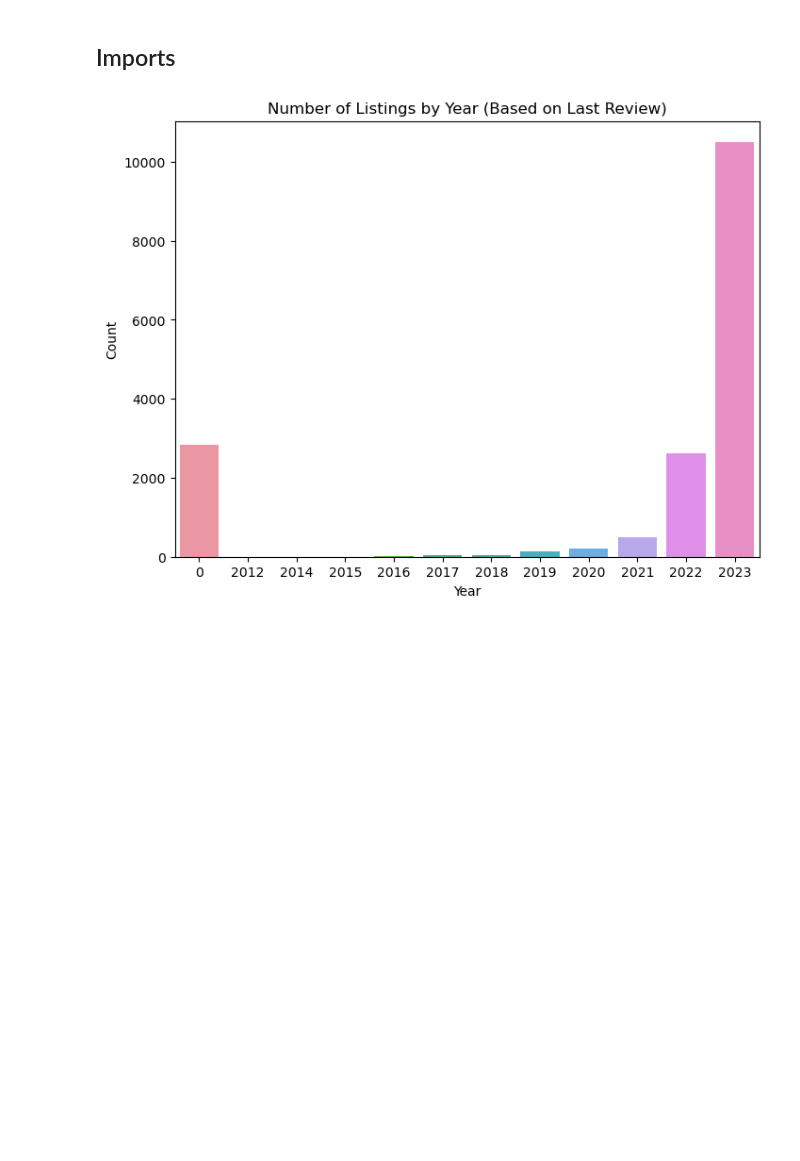
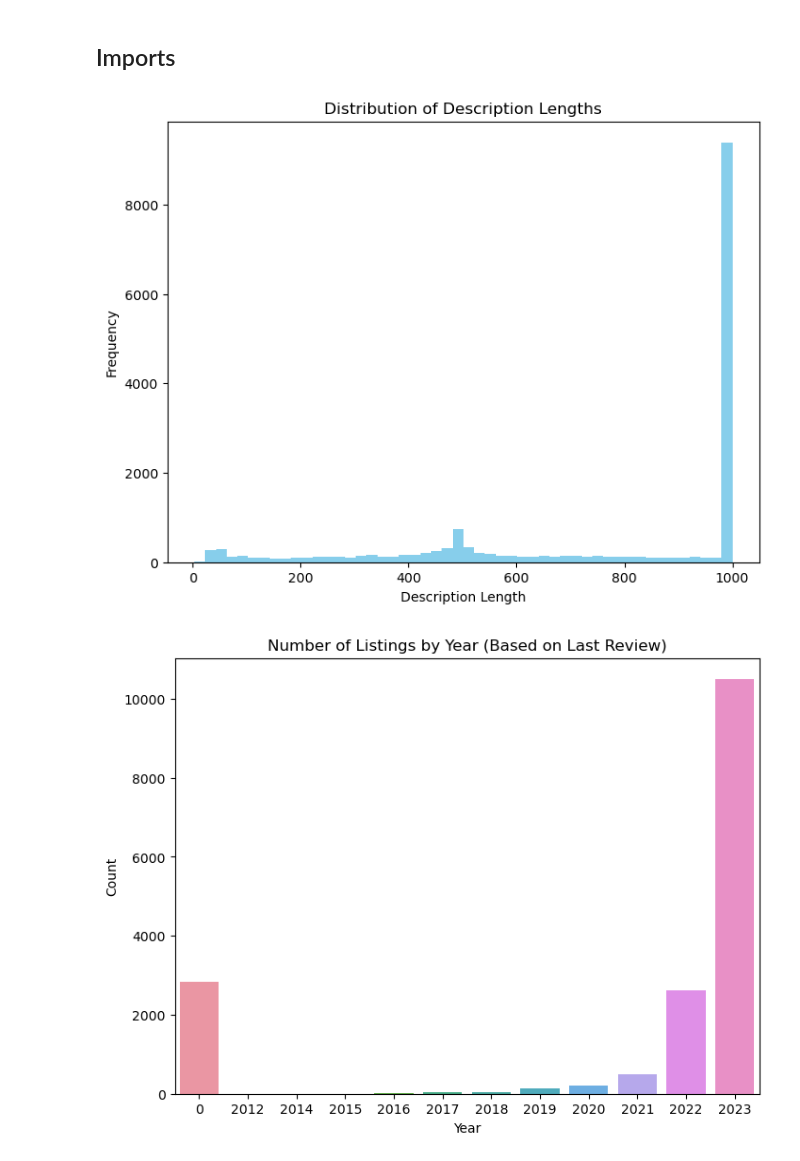
Before and after one commit to Rpierre98/Airbnb-Price-Predictions-Florida-Edition, a Jupyter notebook: code/Feature Engineering.ipynb, the cells around one changed output. Drawn from its saved outputs; the diff is of its cells as text; code cells hidden in the pictures; blank space fills up the shorter version.

```diff
--- a/code/Feature Engineering.ipynb
+++ b/code/Feature Engineering.ipynb
@@ -11,6 +16,43 @@ from sklearn.preprocessing import StandardScaler, OneHotEncoder
 # %%
 # Load the cleaned dataset
 listings_cleaned = pd.read_csv('../data/cleaned_listings.csv')
+# %%
+def preprocess_text(text):
+    # Convert to lowercase
+    text = text.lower()
+
+    # Remove non-alphanumeric characters
+    text = re.sub(r'[^a-zA-Z0-9\s]', '', text)
+
+    # Tokenize the text
+    tokens = word_tokenize(text)
+
+    # Remove stopwords
+    stop_words = set(stopwords.words('english'))
+    tokens = [word for word in tokens if word not in stop_words]
+
+    # Lemmatize the tokens
+    lemmatizer = WordNetLemmatizer()
+    tokens = [lemmatizer.lemmatize(word) for word in tokens]
+
+    # Join the tokens back into a string
+    processed_text = ' '.join(tokens)
+
+    return processed_text
+# %%
+listings_cleaned['processed_description'] = listings_cleaned['description'].apply(preprocess_text)
+# %%
+listings_cleaned['description_length'] = listings_cleaned['description'].apply(len)
+# %%
+# Plot the histogram of description lengths
+plt.figure(figsize=(8, 6))
+plt.hist(listings_cleaned['description_length'], bins=50, color='skyblue')
+plt.title('Distribution of Description Lengths')
+plt.xlabel('Description Length')
+plt.ylabel('Frequency')
+plt.show()
+# %% [output]
+[figure, added]
 # %%
 # Convert the 'last_review' column to datetime format
 listings_cleaned['last_review'] = pd.to_datetime(listings_cleaned['last_review'])
```
Also changed, not shown: parts of 21 cells of this notebook, 5 other files.
